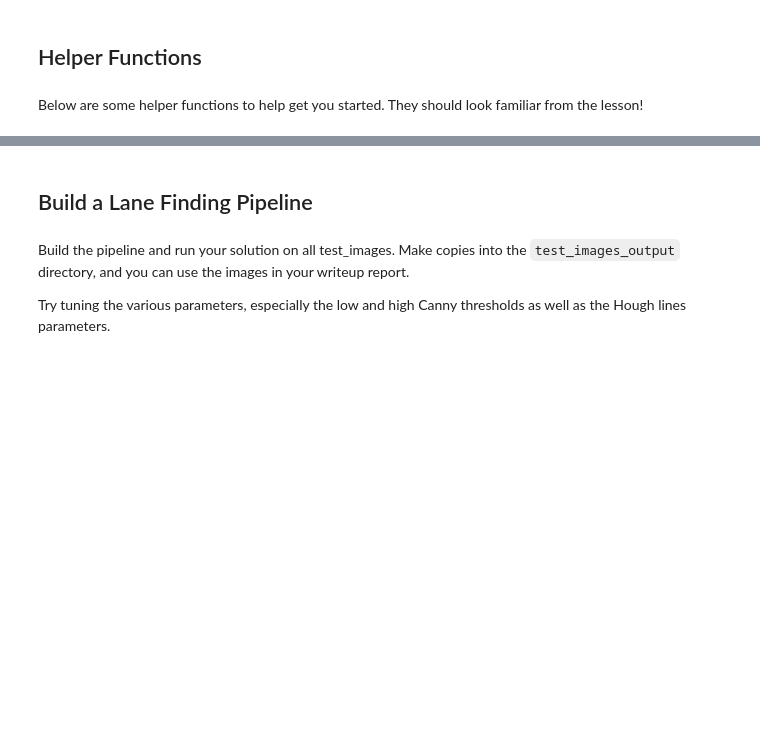
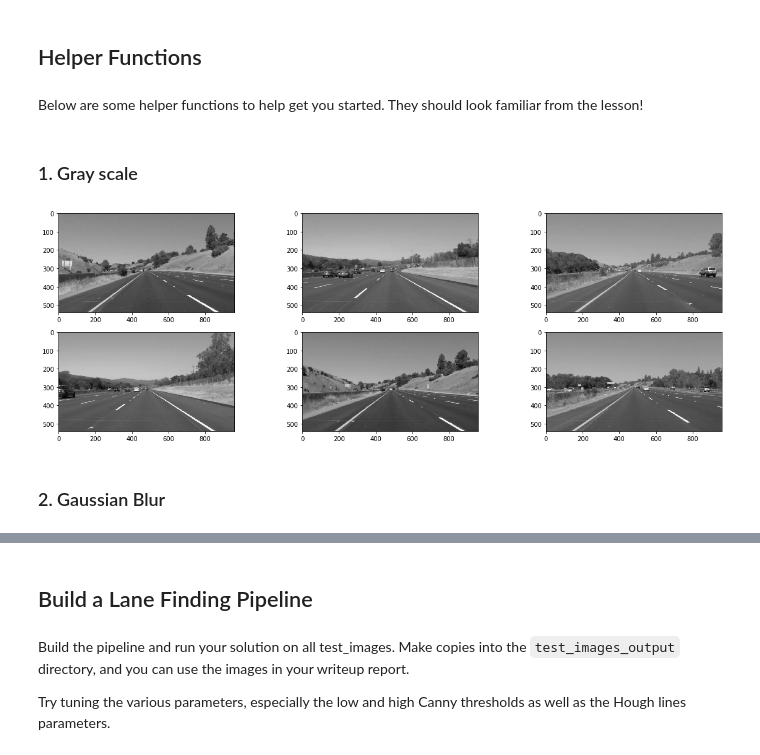
Before and after one commit to miguelaaguilar/CarND-LaneLines-P1, a Jupyter notebook: P1.ipynb, the cells around one changed output, grey strips where cells are left out. Cells and saved outputs as stored; diff of their text form; code cells hidden in the pictures; blank space fills up the shorter version.

```diff
--- a/P1.ipynb
+++ b/P1.ipynb
@@ -78,3 +104,5 @@ This image is: <class 'numpy.ndarray'> with dimensions: (540, 960, 3)
 ## Helper Functions
 # %% [markdown]
 Below are some helper functions to help get you started. They should look familiar from the lesson!
+# %% [markdown]
+### 1. Gray scale
@@ -80,0 +121,10 @@ Below are some helper functions to help get you started. They should look famili
+# %%
+gray_img = []
+for image in images:
+    gray_img.append(grayscale(image))
+
+show_images(gray_img)
+# %% [output]
+[figure, added]
+# %% [markdown]
+### 2. Gaussian Blur
```
Also changed, not shown: parts of 29 cells of this notebook, 3 other files.
